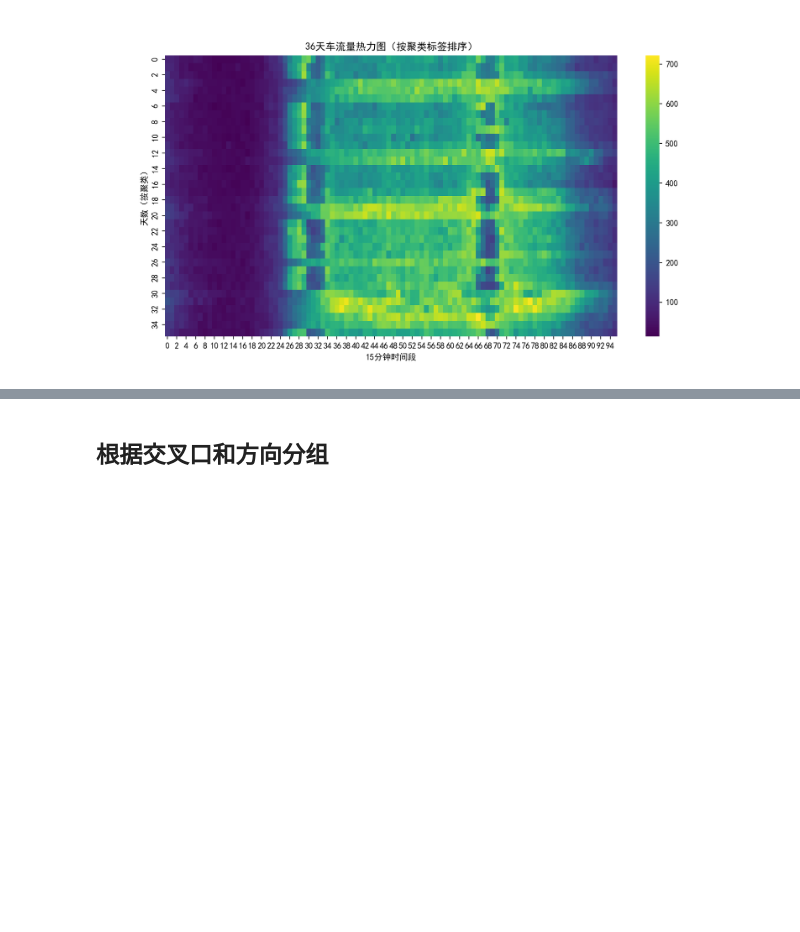
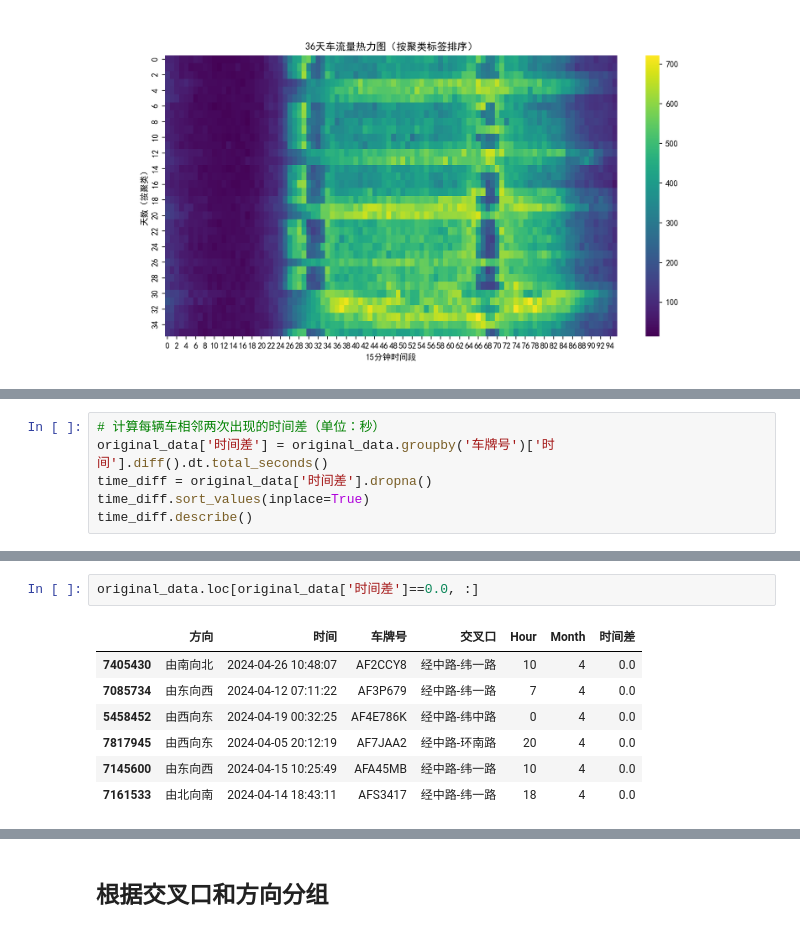
Before and after one commit to JadeAndStone/CUMCM, a Jupyter notebook: 2024E/Limoncello/Q1.ipynb, the cells around one changed output, grey strips where cells are left out. Drawn from its saved outputs; the diff is of its cells as text; blank space fills up the shorter version.

```diff
--- a/2024E/Limoncello/Q1.ipynb
+++ b/2024E/Limoncello/Q1.ipynb
@@ -136,0 +150,6 @@ workdays
+# %%
+# 计算每辆车相邻两次出现的时间差（单位：秒）
+original_data['时间差'] = original_data.groupby('车牌号')['时间'].diff().dt.total_seconds()
+time_diff = original_data['时间差'].dropna()
+time_diff.sort_values(inplace=True)
+time_diff.describe()
@@ -136,0 +177,10 @@ workdays
+# %%
+original_data.loc[original_data['时间差']==0.0, :]
+# %% [output]
+|  | 方向 | 时间 | 车牌号 | 交叉口 | Hour | Month | 时间差 |
+| 7405430 | 由南向北 | 2024-04-26 10:48:07 | AF2CCY8 | 经中路-纬一路 | 10 | 4 | 0.0 |
+| 7085734 | 由东向西 | 2024-04-12 07:11:22 | AF3P679 | 经中路-纬一路 | 7 | 4 | 0.0 |
+| 5458452 | 由西向东 | 2024-04-19 00:32:25 | AF4E786K | 经中路-纬中路 | 0 | 4 | 0.0 |
+| 7817945 | 由西向东 | 2024-04-05 20:12:19 | AF7JAA2 | 经中路-环南路 | 20 | 4 | 0.0 |
+| 7145600 | 由东向西 | 2024-04-15 10:25:49 | AFA45MB | 经中路-纬一路 | 10 | 4 | 0.0 |
+| 7161533 | 由北向南 | 2024-04-14 18:43:11 | AFS3417 | 经中路-纬一路 | 18 | 4 | 0.0 |
```
Also changed, not shown: parts of 23 cells of this notebook.
